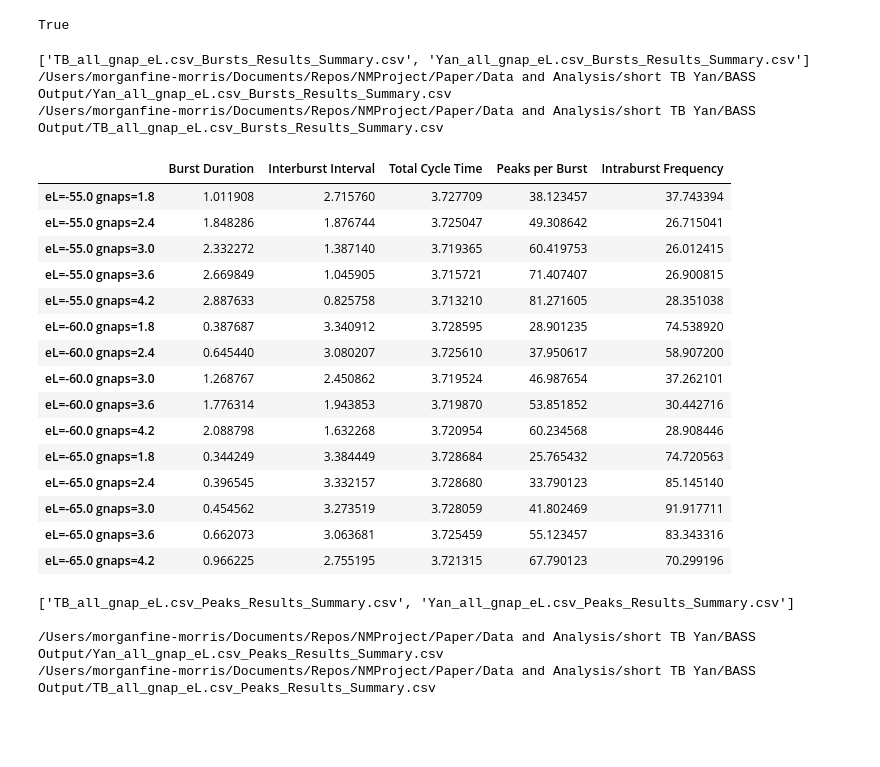
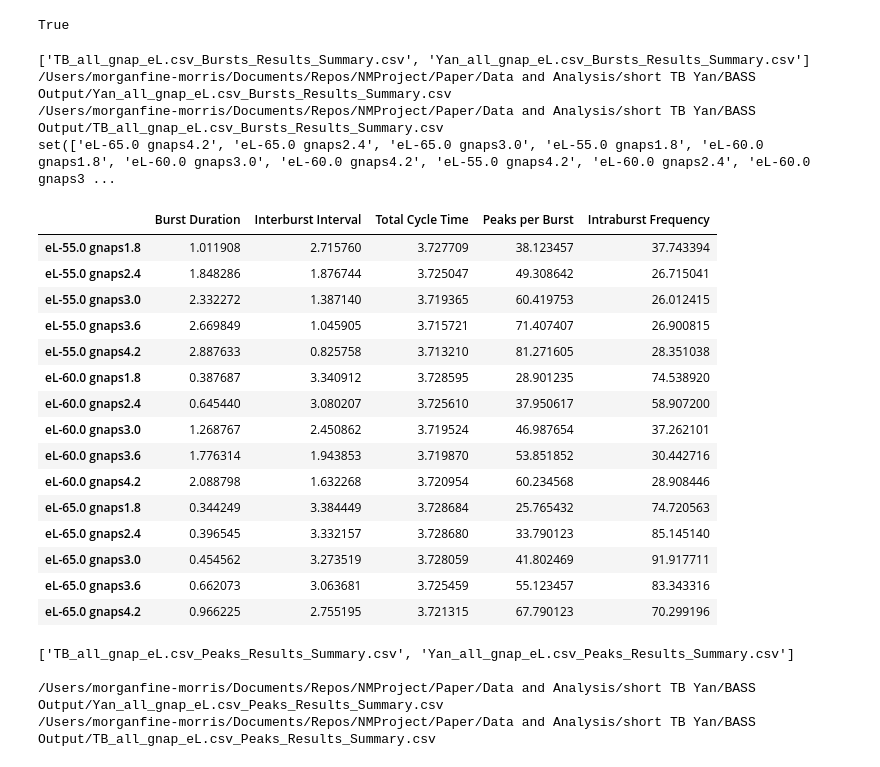
Before and after one commit to mfinemorris/NMProject, a Jupyter notebook: IPYNB/HeatMaps.ipynb, the cells around one changed output. Saved outputs shown, nothing was run; the diff lists cells and outputs as text; code cells hidden in the pictures; blank space fills up the shorter version.

```diff
--- a/IPYNB/HeatMaps.ipynb
+++ b/IPYNB/HeatMaps.ipynb
@@ -23,41 +23,43 @@ True
 # %%
 burst_res = [i for i in files if 'Bursts_Results_Summary' in i]
 csv_t,csv_y = burst_res
 print burst_res
 
 fullpath_y = os.path.join(directory, csv_y)
 fullpath_t = os.path.join(directory, csv_t)
 print fullpath_y, '\n',fullpath_t
 
 table_y = pd.DataFrame.from_csv(fullpath_y)
 table_t= pd.DataFrame.from_csv(fullpath_t)
-paramsets = set(table_y.index+table_t.index)
+paramsets = set(table_y.index.append(table_t.index))
+print paramsets
 
 #extract mean values
 all_measures_y = NMUtility.select_by_stat_type(table_y, stat_type='mean').fillna(0)
 all_measures_t = NMUtility.select_by_stat_type(table_t, stat_type='mean').fillna(0)
 choices = all_measures_y.keys().values
 all_measures_y
 # %% [output]
 ['TB_all_gnap_eL.csv_Bursts_Results_Summary.csv', 'Yan_all_gnap_eL.csv_Bursts_Results_Summary.csv']
 /Users/morganfine-morris/Documents/Repos/NMProject/Paper/Data and Analysis/short TB Yan/BASS Output/Yan_all_gnap_eL.csv_Bursts_Results_Summary.csv
 /Users/morganfine-morris/Documents/Repos/NMProject/Paper/Data and Analysis/short TB Yan/BASS Output/TB_all_gnap_eL.csv_Bursts_Results_Summary.csv
+set(['eL-65.0 gnaps4.2', 'eL-65.0 gnaps2.4', 'eL-65.0 gnaps3.0', 'eL-55.0 gnaps1.8', 'eL-60.0 gnaps1.8', 'eL-60.0 gnaps3.0', 'eL-60.0 gnaps4.2', 'eL-55.0 gnaps4.2', 'eL-60.0 gnaps2.4', 'eL-60.0 gnaps3 ...
 |  | Burst Duration | Interburst Interval | Total Cycle Time | Peaks per Burst | Intraburst Frequency |
-| eL=-55.0 gnaps=1.8 | 1.011908 | 2.715760 | 3.727709 | 38.123457 | 37.743394 |
-| eL=-55.0 gnaps=2.4 | 1.848286 | 1.876744 | 3.725047 | 49.308642 | 26.715041 |
-| eL=-55.0 gnaps=3.0 | 2.332272 | 1.387140 | 3.719365 | 60.419753 | 26.012415 |
-| eL=-55.0 gnaps=3.6 | 2.669849 | 1.045905 | 3.715721 | 71.407407 | 26.900815 |
-| eL=-55.0 gnaps=4.2 | 2.887633 | 0.825758 | 3.713210 | 81.271605 | 28.351038 |
-| eL=-60.0 gnaps=1.8 | 0.387687 | 3.340912 | 3.728595 | 28.901235 | 74.538920 |
-| eL=-60.0 gnaps=2.4 | 0.645440 | 3.080207 | 3.725610 | 37.950617 | 58.907200 |
-| eL=-60.0 gnaps=3.0 | 1.268767 | 2.450862 | 3.719524 | 46.987654 | 37.262101 |
-| eL=-60.0 gnaps=3.6 | 1.776314 | 1.943853 | 3.719870 | 53.851852 | 30.442716 |
-| eL=-60.0 gnaps=4.2 | 2.088798 | 1.632268 | 3.720954 | 60.234568 | 28.908446 |
-| eL=-65.0 gnaps=1.8 | 0.344249 | 3.384449 | 3.728684 | 25.765432 | 74.720563 |
-| eL=-65.0 gnaps=2.4 | 0.396545 | 3.332157 | 3.728680 | 33.790123 | 85.145140 |
-| eL=-65.0 gnaps=3.0 | 0.454562 | 3.273519 | 3.728059 | 41.802469 | 91.917711 |
-| eL=-65.0 gnaps=3.6 | 0.662073 | 3.063681 | 3.725459 | 55.123457 | 83.343316 |
-| eL=-65.0 gnaps=4.2 | 0.966225 | 2.755195 | 3.721315 | 67.790123 | 70.299196 |
+| eL-55.0 gnaps1.8 | 1.011908 | 2.715760 | 3.727709 | 38.123457 | 37.743394 |
+| eL-55.0 gnaps2.4 | 1.848286 | 1.876744 | 3.725047 | 49.308642 | 26.715041 |
+| eL-55.0 gnaps3.0 | 2.332272 | 1.387140 | 3.719365 | 60.419753 | 26.012415 |
+| eL-55.0 gnaps3.6 | 2.669849 | 1.045905 | 3.715721 | 71.407407 | 26.900815 |
+| eL-55.0 gnaps4.2 | 2.887633 | 0.825758 | 3.713210 | 81.271605 | 28.351038 |
+| eL-60.0 gnaps1.8 | 0.387687 | 3.340912 | 3.728595 | 28.901235 | 74.538920 |
+| eL-60.0 gnaps2.4 | 0.645440 | 3.080207 | 3.725610 | 37.950617 | 58.907200 |
+| eL-60.0 gnaps3.0 | 1.268767 | 2.450862 | 3.719524 | 46.987654 | 37.262101 |
+| eL-60.0 gnaps3.6 | 1.776314 | 1.943853 | 3.719870 | 53.851852 | 30.442716 |
+| eL-60.0 gnaps4.2 | 2.088798 | 1.632268 | 3.720954 | 60.234568 | 28.908446 |
+| eL-65.0 gnaps1.8 | 0.344249 | 3.384449 | 3.728684 | 25.765432 | 74.720563 |
+| eL-65.0 gnaps2.4 | 0.396545 | 3.332157 | 3.728680 | 33.790123 | 85.145140 |
+| eL-65.0 gnaps3.0 | 0.454562 | 3.273519 | 3.728059 | 41.802469 | 91.917711 |
+| eL-65.0 gnaps3.6 | 0.662073 | 3.063681 | 3.725459 | 55.123457 | 83.343316 |
+| eL-65.0 gnaps4.2 | 0.966225 | 2.755195 | 3.721315 | 67.790123 | 70.299196 |
 # %%
 peak_res = [i for i in files if 'Peaks_Results_Summary' in i]
 csv_t,csv_y = peak_res
```
Also changed, not shown: 33 other files.
